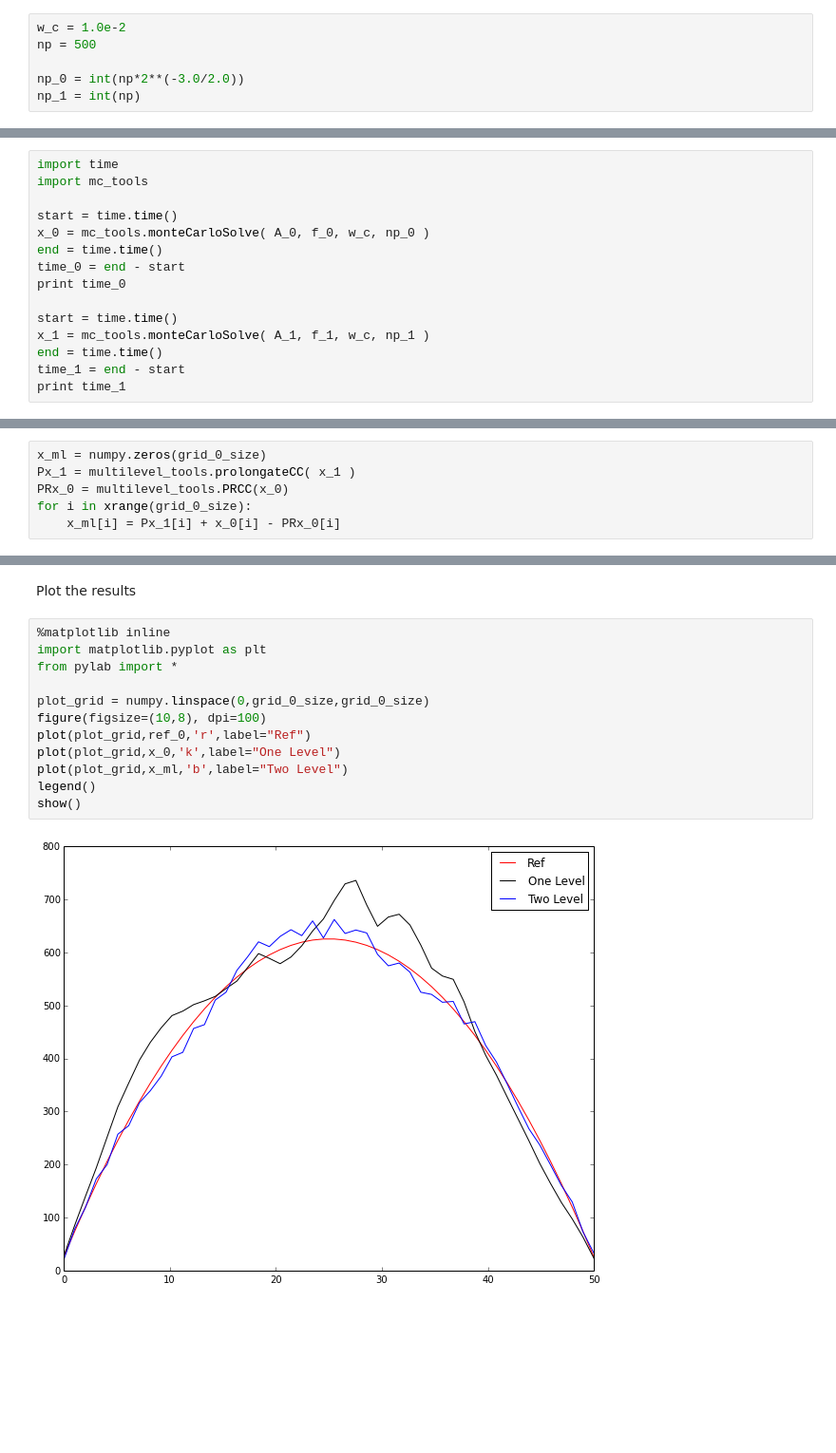
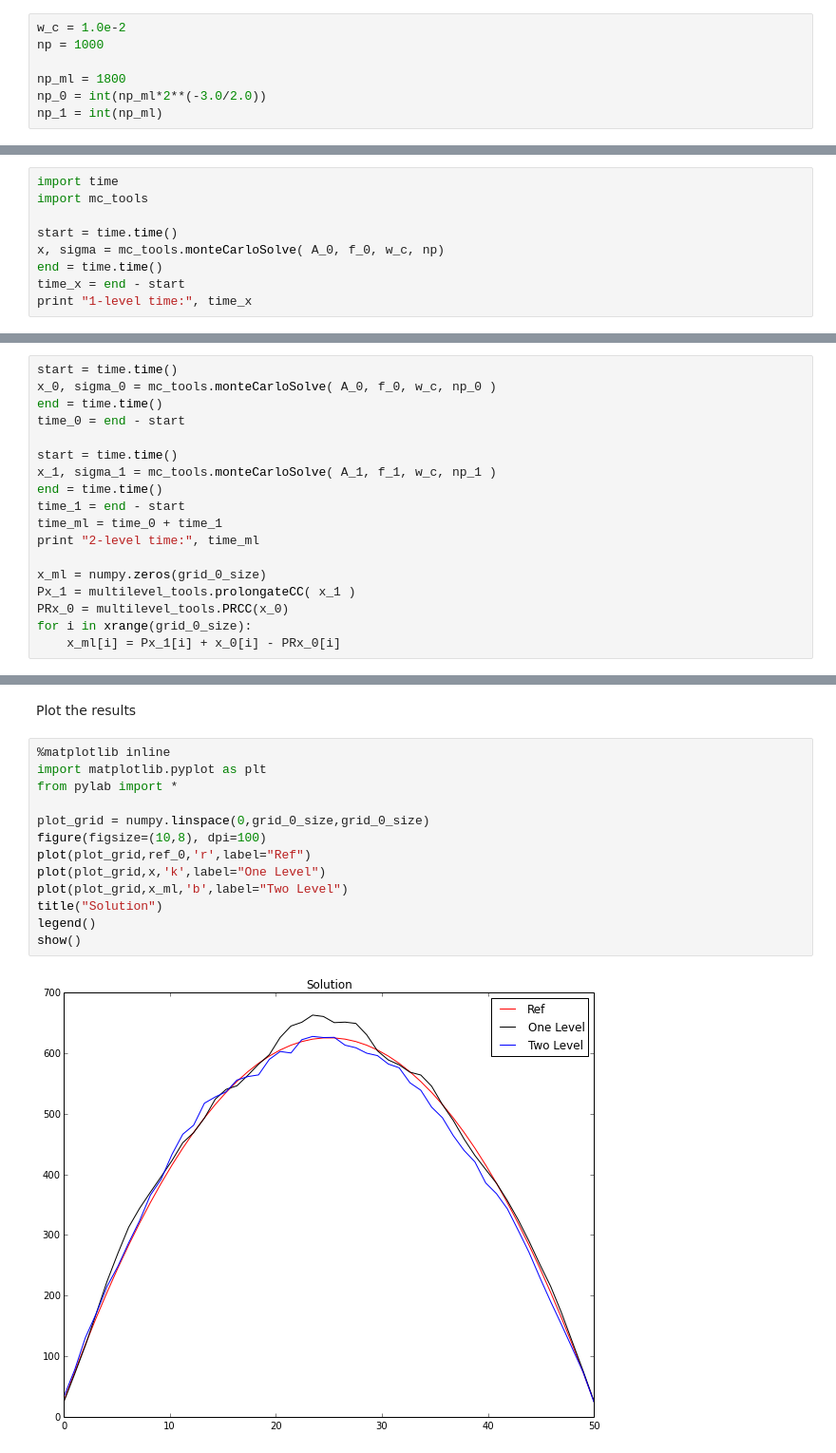
Before and after one commit to ORNL-CEES/MCREX, a Jupyter notebook: notebooks/stuart/two_level_mc.ipynb, the cells around one changed output, grey strips where cells are left out. Shown at 95% size. Drawn from its saved outputs; the diff is of its cells as text; blank space fills up the shorter version.

```diff
--- a/notebooks/stuart/two_level_mc.ipynb
+++ b/notebooks/stuart/two_level_mc.ipynb
@@ -93,8 +90,9 @@ for i in xrange(grid_1_size):
 Set the weight cutoff and number of histories to compute on each grid.
 # %%
 w_c = 1.0e-2
-np = 500
+np = 1000
 
-np_0 = int(np*2**(-3.0/2.0))
-np_1 = int(np)
+np_ml = 1800
+np_0 = int(np_ml*2**(-3.0/2.0))
+np_1 = int(np_ml)
 # %% [markdown]
@@ -104,14 +102,8 @@ import time
 import mc_tools
 
 start = time.time()
-x_0 = mc_tools.monteCarloSolve( A_0, f_0, w_c, np_0 )
+x, sigma = mc_tools.monteCarloSolve( A_0, f_0, w_c, np)
 end = time.time()
-time_0 = end - start
-print time_0
-
-start = time.time()
-x_1 = mc_tools.monteCarloSolve( A_1, f_1, w_c, np_1 )
-end = time.time()
-time_1 = end - start
-print time_1
+time_x = end - start
+print "1-level time:", time_x
 # %% [output]
@@ -120,6 +111,18 @@ print time_1
 # %% [markdown]
 Now compute the multilevel solution using Giles' estimator
 # %%
+start = time.time()
+x_0, sigma_0 = mc_tools.monteCarloSolve( A_0, f_0, w_c, np_0 )
+end = time.time()
+time_0 = end - start
+
+start = time.time()
+x_1, sigma_1 = mc_tools.monteCarloSolve( A_1, f_1, w_c, np_1 )
+end = time.time()
+time_1 = end - start
+time_ml = time_0 + time_1
+print "2-level time:", time_ml
+
 x_ml = numpy.zeros(grid_0_size)
 Px_1 = multilevel_tools.prolongateCC( x_1 )
 PRx_0 = multilevel_tools.PRCC(x_0)
@@ -170,14 +173,15 @@ Plot the results
 # %%
 %matplotlib inline
 import matplotlib.pyplot as plt
 from pylab import *
 
 plot_grid = numpy.linspace(0,grid_0_size,grid_0_size)
 figure(figsize=(10,8), dpi=100)
 plot(plot_grid,ref_0,'r',label="Ref")
-plot(plot_grid,x_0,'k',label="One Level")
+plot(plot_grid,x,'k',label="One Level")
 plot(plot_grid,x_ml,'b',label="Two Level")
+title("Solution")
 legend()
 show()
 # %% [output]
-[figure, old version]
+[figure, new version]
```
Also changed, not shown: parts of 10 cells of this notebook, 1 other file.
